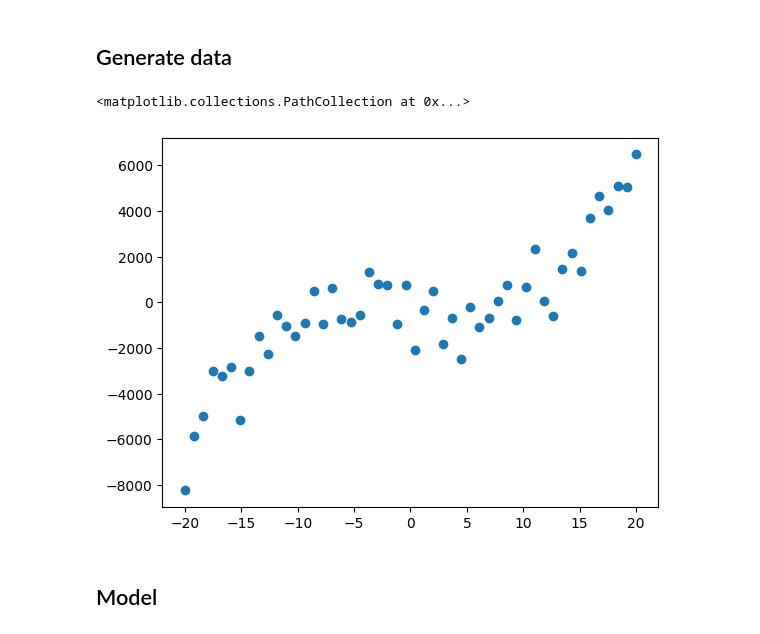
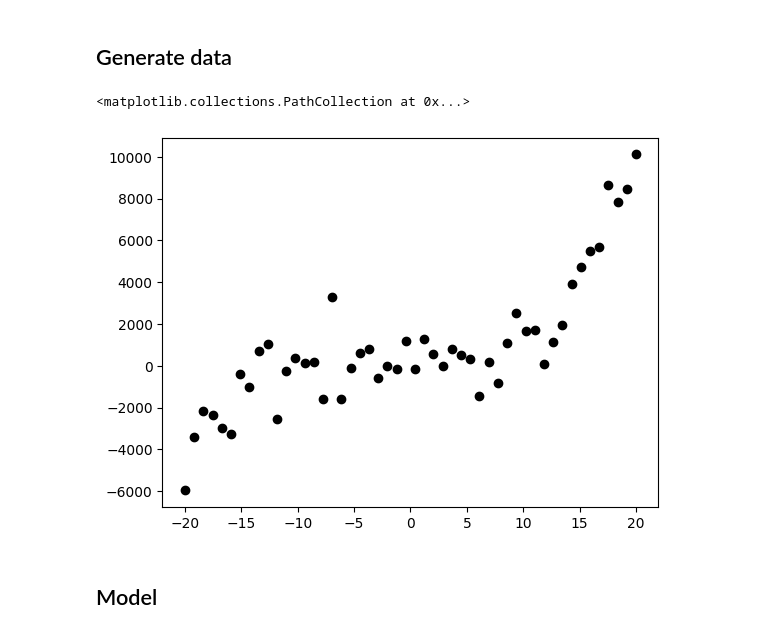
Before and after one commit to szmidapatrik/machine-learning, a Jupyter notebook: polreg.ipynb, the cells around one changed output. Drawn from its saved outputs; the diff is of its cells as text; code cells hidden in the pictures.

```diff
--- a/polreg.ipynb
+++ b/polreg.ipynb
@@ -5,21 +5,21 @@
 # %%
 import numpy as np
 import matplotlib.pyplot as plt
 
 # Polynomial function
 def f(x,N):
-    y = (x-9) * (x + 4) * (x + 5) + np.random.randn(N) * 1000
+    y = (x+9) * (x-6) * (x+5.6) + np.random.randn(N) * 1000
     return y
 
 # Parameters
 N = 50
 x = np.linspace(-20,20,N)
 y = f(x,N)
 
 # Plot
-plt.scatter(x,y)
+plt.scatter(x,y,c='black')
 # %% [output]
 <matplotlib.collections.PathCollection at 0x...>
-[figure, old version]
+[figure, new version]
 # %% [markdown]
 ## Model
```
Also changed, not shown: parts of 2 cells of this notebook, 1 other file.
